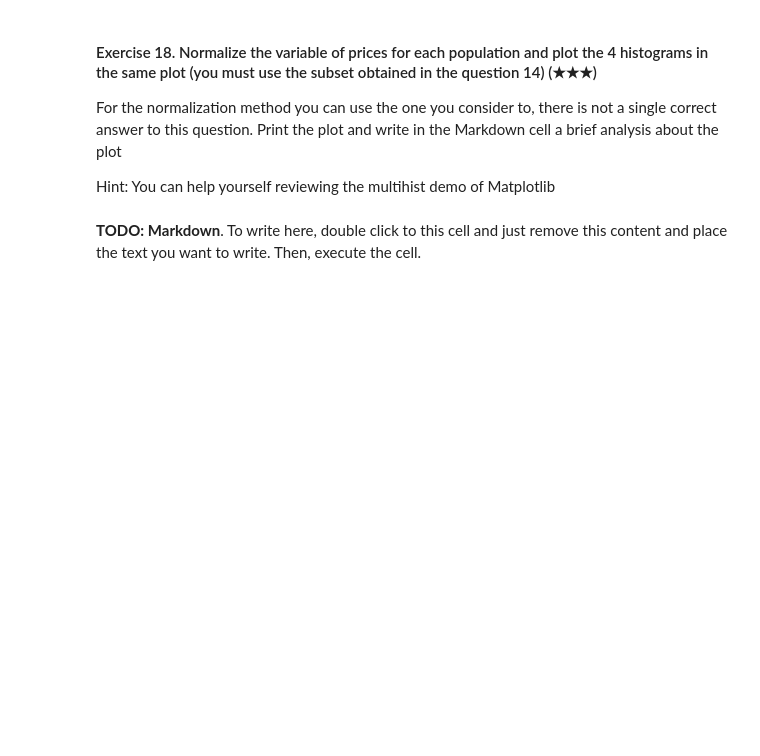
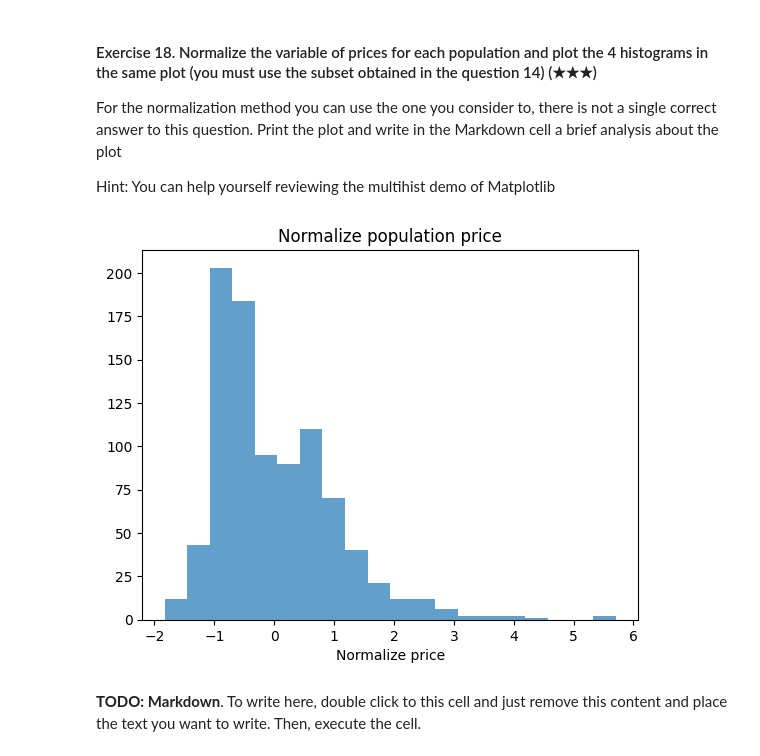
Before and after one commit to Elisag28/Real_estate_datacleanup, a Jupyter notebook: project.ipynb, the cells around one changed output. Saved outputs shown, nothing was run; the diff lists cells and outputs as text; code cells hidden in the pictures; blank space fills up the shorter version.

```diff
--- a/project.ipynb
+++ b/project.ipynb
@@ -315,7 +335,13 @@ For the normalization method you can use the one you consider to, there is not a
 Hint: You can help yourself reviewing the multihist demo of Matplotlib
 # %%
 # TODO
-data_norm = (neew['price'] - neew['price'].min()) / (neew['price'].max() - neew['price'].min())
+south_n = neew.groupby('level5').apply(lambda x: (x['price'] - x['price'].mean()) / x['price'].std())
+plt.hist(south_n, bins=20, alpha= 0.7)
+plt.title('Normalize population price')
+plt.xlabel('Normalize price')
+plt.show()
+# %% [output]
+[figure, added]
 # %% [markdown]
 **TODO: Markdown**. To write here, double click to this cell and just remove this content and place the text you want to write. Then, execute the cell.
 # %% [markdown]
```
Also changed, not shown: parts of 9 cells of this notebook.
